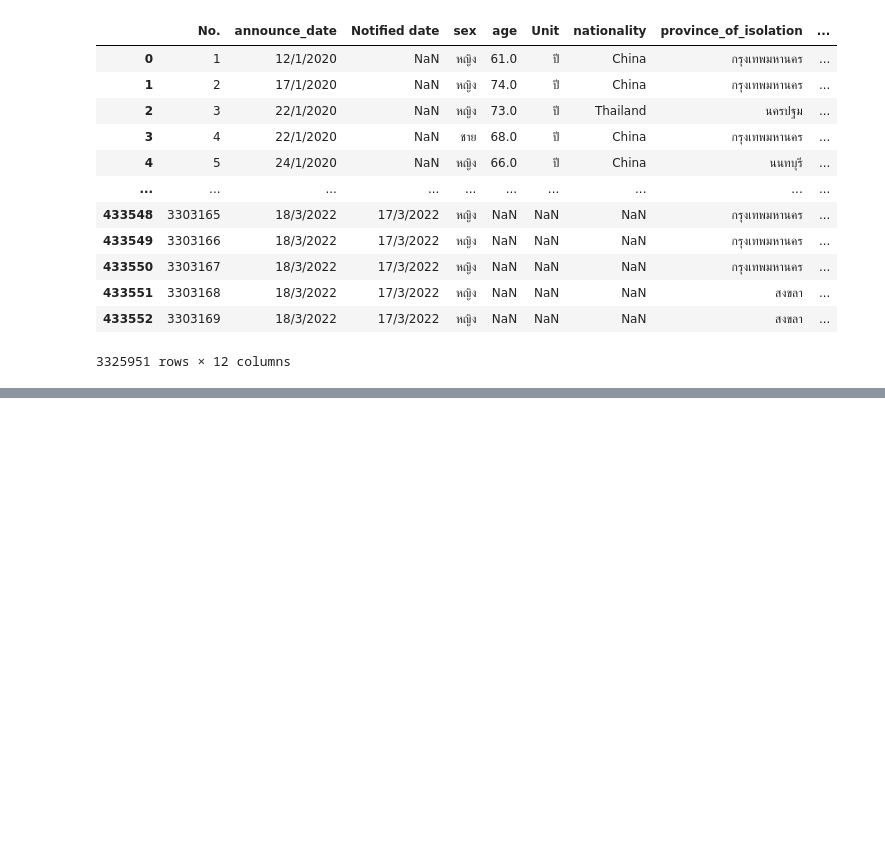
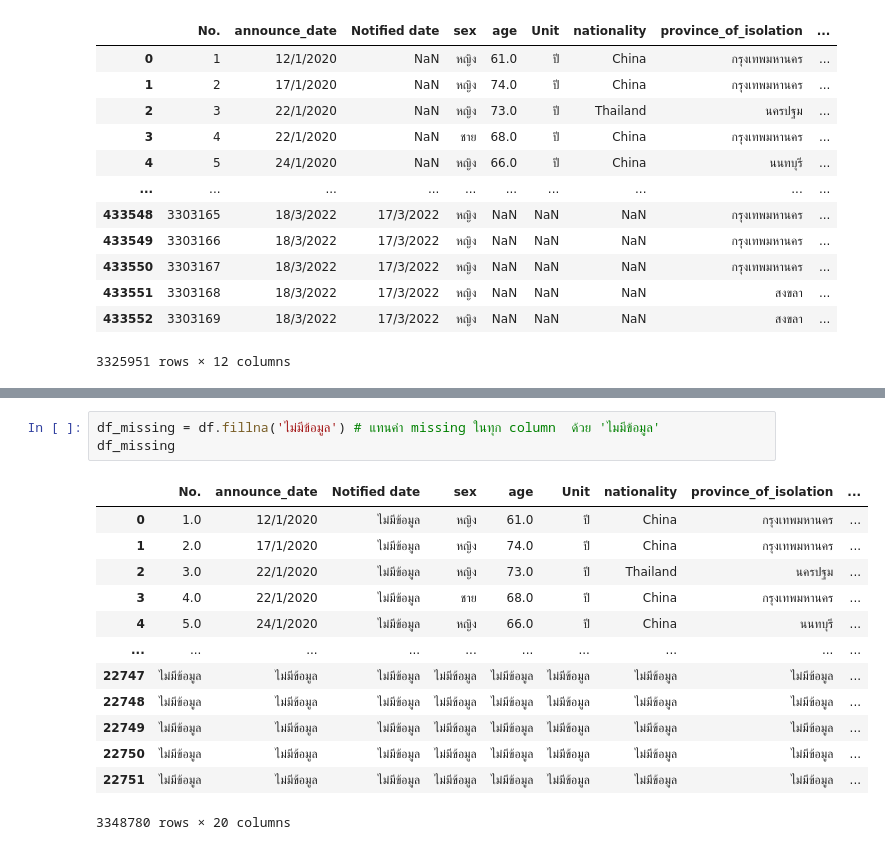
Before and after one commit to Khamsaen2489/data_viz_2022, a Jupyter notebook: Group_Project.ipynb, the cells around one changed output, grey strips where cells are left out. Cells and saved outputs as stored; diff of their text form; blank space fills up the shorter version.

```diff
--- a/Group_Project.ipynb
+++ b/Group_Project.ipynb
@@ -240,0 +442,17 @@ data_covid_new.isnull()
+# %%
+df_missing = df.fillna('ไม่มีข้อมูล') # แทนค่า missing ในทุก column  ด้วย 'ไมมีข้อมูล'
+df_missing
+# %% [output]
+|  | No. | announce_date | Notified date | sex | age | Unit | nationality | province_of_isolation | ... |
+| 0 | 1.0 | 12/1/2020 | ไม่มีข้อมูล | หญิง | 61.0 | ปี | China | กรุงเทพมหานคร | ... |
+| 1 | 2.0 | 17/1/2020 | ไม่มีข้อมูล | หญิง | 74.0 | ปี | China | กรุงเทพมหานคร | ... |
+| 2 | 3.0 | 22/1/2020 | ไม่มีข้อมูล | หญิง | 73.0 | ปี | Thailand | นครปฐม | ... |
+| 3 | 4.0 | 22/1/2020 | ไม่มีข้อมูล | ชาย | 68.0 | ปี | China | กรุงเทพมหานคร | ... |
+| 4 | 5.0 | 24/1/2020 | ไม่มีข้อมูล | หญิง | 66.0 | ปี | China | นนทบุรี | ... |
+| ... | ... | ... | ... | ... | ... | ... | ... | ... | ... |
+| 22747 | ไม่มีข้อมูล | ไม่มีข้อมูล | ไม่มีข้อมูล | ไม่มีข้อมูล | ไม่มีข้อมูล | ไม่มีข้อมูล | ไม่มีข้อมูล | ไม่มีข้อมูล | ... |
+| 22748 | ไม่มีข้อมูล | ไม่มีข้อมูล | ไม่มีข้อมูล | ไม่มีข้อมูล | ไม่มีข้อมูล | ไม่มีข้อมูล | ไม่มีข้อมูล | ไม่มีข้อมูล | ... |
+| 22749 | ไม่มีข้อมูล | ไม่มีข้อมูล | ไม่มีข้อมูล | ไม่มีข้อมูล | ไม่มีข้อมูล | ไม่มีข้อมูล | ไม่มีข้อมูล | ไม่มีข้อมูล | ... |
+| 22750 | ไม่มีข้อมูล | ไม่มีข้อมูล | ไม่มีข้อมูล | ไม่มีข้อมูล | ไม่มีข้อมูล | ไม่มีข้อมูล | ไม่มีข้อมูล | ไม่มีข้อมูล | ... |
+| 22751 | ไม่มีข้อมูล | ไม่มีข้อมูล | ไม่มีข้อมูล | ไม่มีข้อมูล | ไม่มีข้อมูล | ไม่มีข้อมูล | ไม่มีข้อมูล | ไม่มีข้อมูล | ... |
+3348780 rows × 20 columns
```
Also changed, not shown: parts of 38 cells of this notebook.
